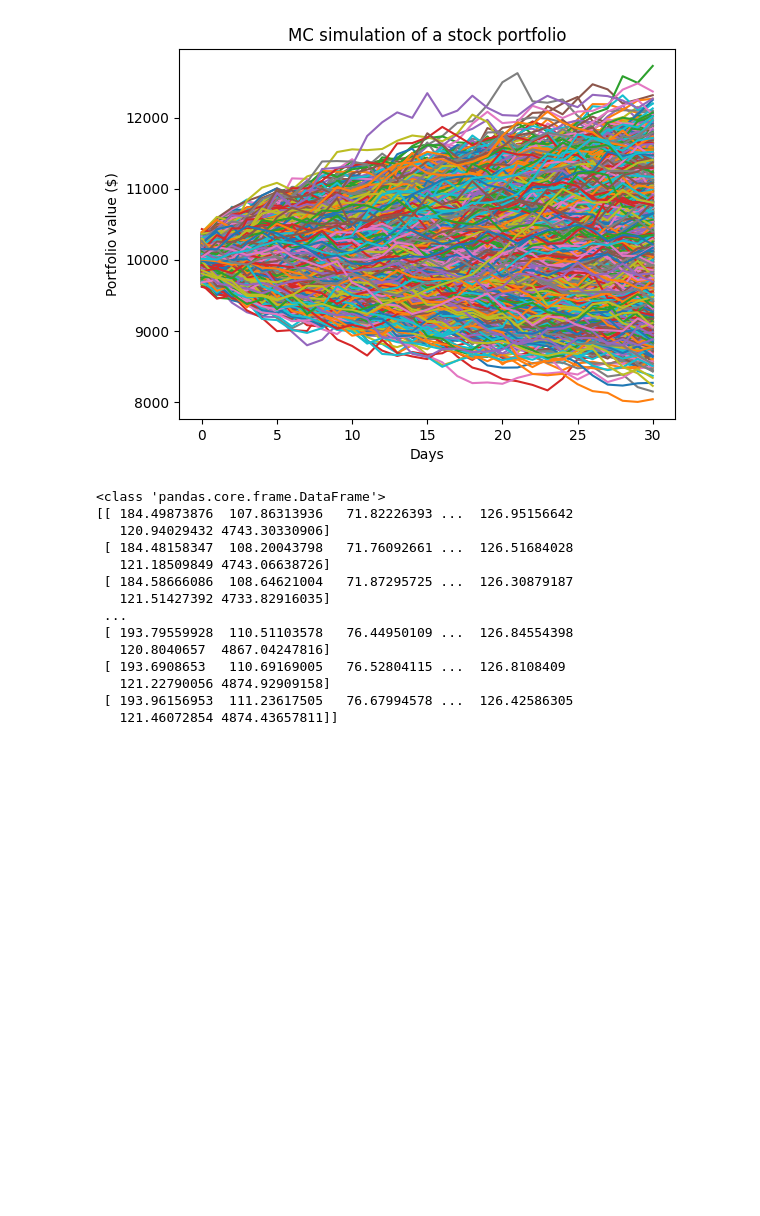
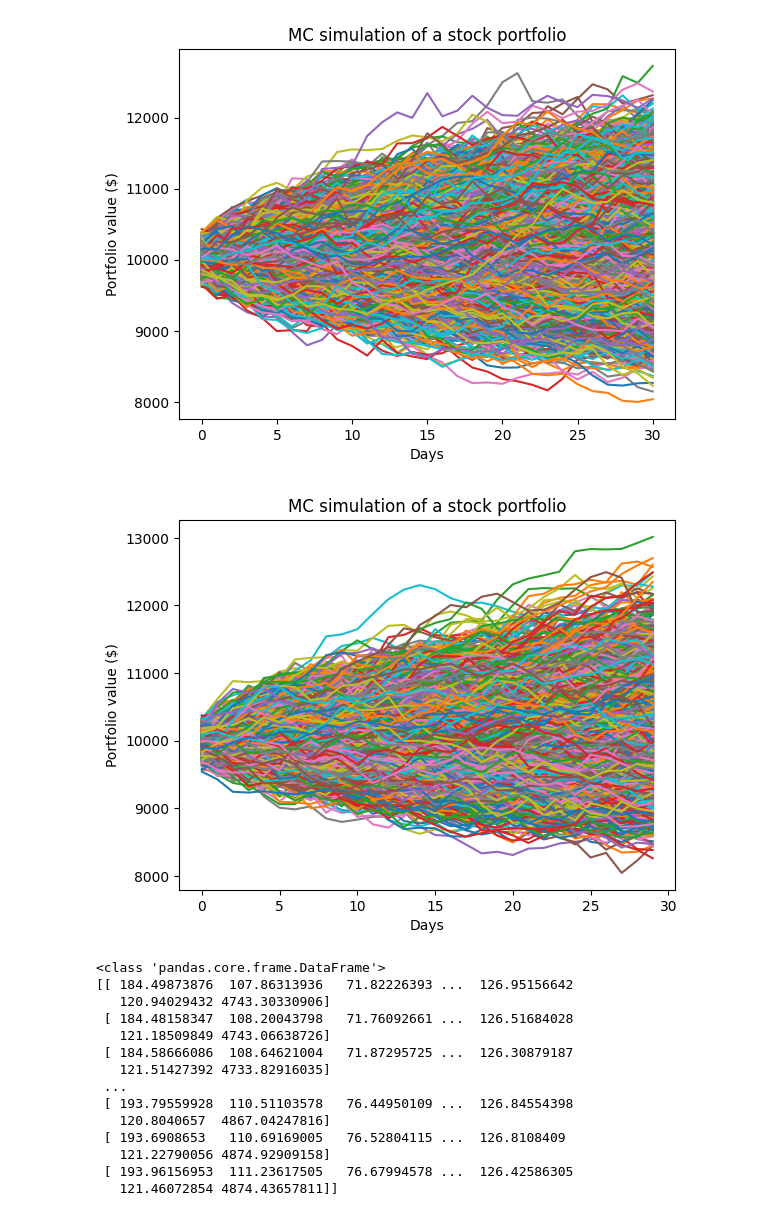
Before and after one commit to PsuperX/stocks-prediction-labia, a Jupyter notebook: notebooks/MC.ipynb, the cells around one changed output. Saved outputs shown, nothing was run; the diff lists cells and outputs as text; code cells hidden in the pictures; blank space fills up the shorter version.

```diff
--- a/notebooks/MC.ipynb
+++ b/notebooks/MC.ipynb
@@ -78,7 +110,7 @@ MODELS_DIR = PROJ_ROOT / "models"
 from pathlib import Path
 
 #Const
-PROJ_ROOT = Path('c:\\Users\\Daniela\\Desktop\\Fac\\3ºano\\Lab_IACD\\Project2\\stocks-prediction-labia')
+PROJ_ROOT = Path('/content/drive/MyDrive/stocks-prediction-labia-main')
 # logger.info(f"PROJ_ROOT path is: {PROJ_ROOT}")
 
 DATA_DIR = PROJ_ROOT / "data"
@@ -388,6 +399,34 @@ plt.title('MC simulation of a stock portfolio')
 plt.show()
 # %% [output]
 [figure]
+# %%
+#MC simulater
+#nº of simulations
+mc_simes = 5001
+T = 30 #days
+
+meanM = np.full(shape=(T, len(weights)), fill_value=meanReturns)
+meanM = meanM.T #transpose
+
+portfolio_sins = np.full(shape=(T, mc_simes), fill_value=0.0)
+
+initialPortfolio = 10000 #started with initialPortfolio money
+
+for m in range(0, mc_simes):
+    #mc loops
+    Z = np.random.normal(size=(T, len(weights))) #T com o nº de stocks
+    L = np.linalg.cholesky(covMatrix) #lower triangle // nº of stocks by the n of stocks
+
+    dailyReturns = meanM + np.inner(L, Z)
+    portfolio_sins[:, m] = np.cumprod(np.inner(weights, dailyReturns.T)+1)*initialPortfolio
+
+plt.plot(portfolio_sins)
+plt.ylabel('Portfolio value ($)')
+plt.xlabel('Days')
+plt.title('MC simulation of a stock portfolio')
+plt.show()
+# %% [output]
+[figure, added]
 # %%
 print(type(foo))
 
```
Also changed, not shown: parts of 24 cells of this notebook.
